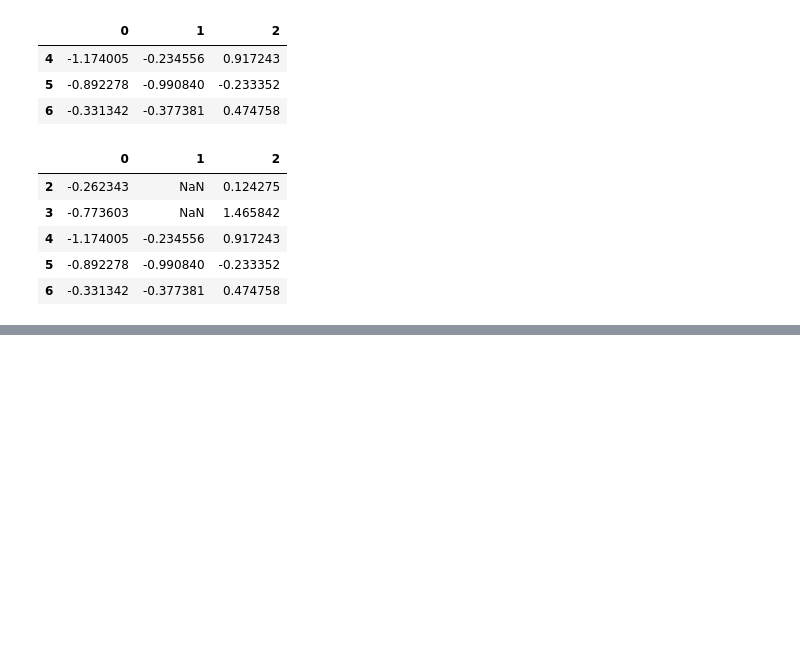
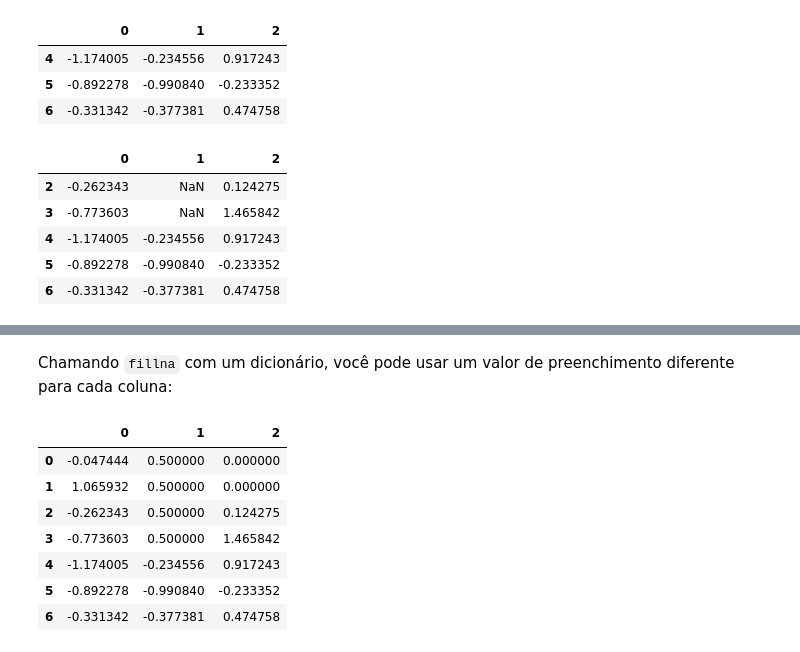
Before and after one commit to isaiassousa032/python-para-analise-de-dados-livro, a Jupyter notebook: Capitulo 7.ipynb, the cells around one changed output, grey strips where cells are left out. Cells and saved outputs as stored; diff of their text form; code cells hidden in the pictures; blank space fills up the shorter version.

```diff
--- a/Capitulo 7.ipynb
+++ b/Capitulo 7.ipynb
@@ -184,0 +204,14 @@ df.dropna(thresh=2)
+# %% [markdown]
+Chamando `fillna` com um dicionário, você pode usar um valor de
+preenchimento diferente para cada coluna:
+# %%
+df.fillna({1:0.5, 2:0})
+# %% [output]
+|  | 0 | 1 | 2 |
+| 0 | -0.047444 | 0.500000 | 0.000000 |
+| 1 | 1.065932 | 0.500000 | 0.000000 |
+| 2 | -0.262343 | 0.500000 | 0.124275 |
+| 3 | -0.773603 | 0.500000 | 1.465842 |
+| 4 | -1.174005 | -0.234556 | 0.917243 |
+| 5 | -0.892278 | -0.990840 | -0.233352 |
+| 6 | -0.331342 | -0.377381 | 0.474758 |
```
Also changed, not shown: parts of 10 cells of this notebook.
